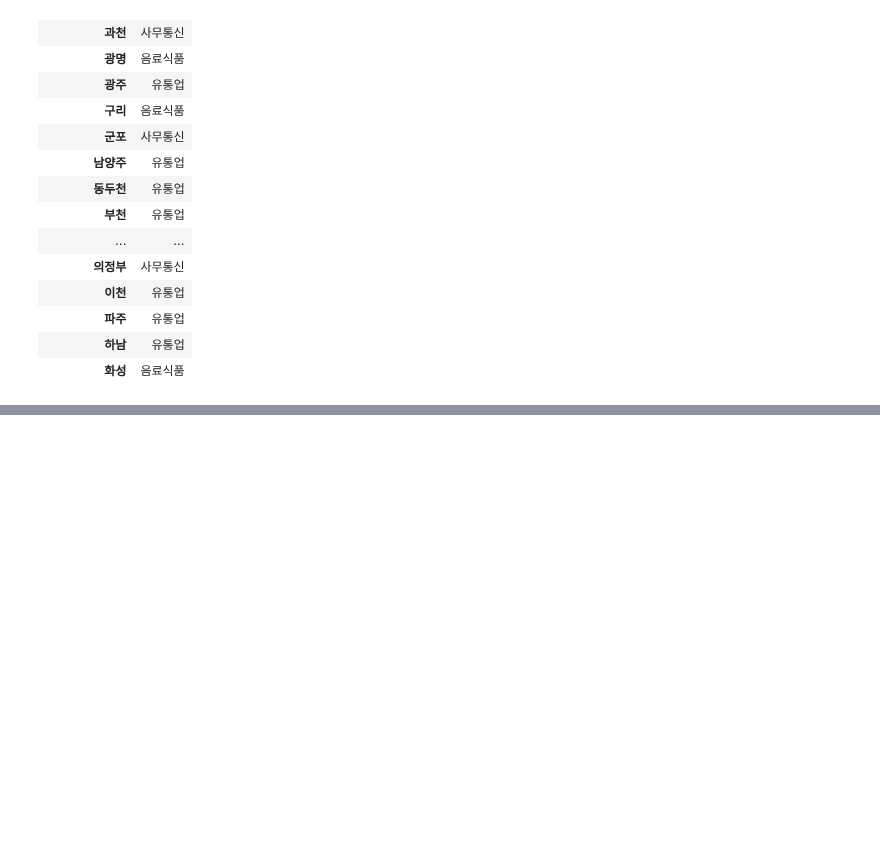
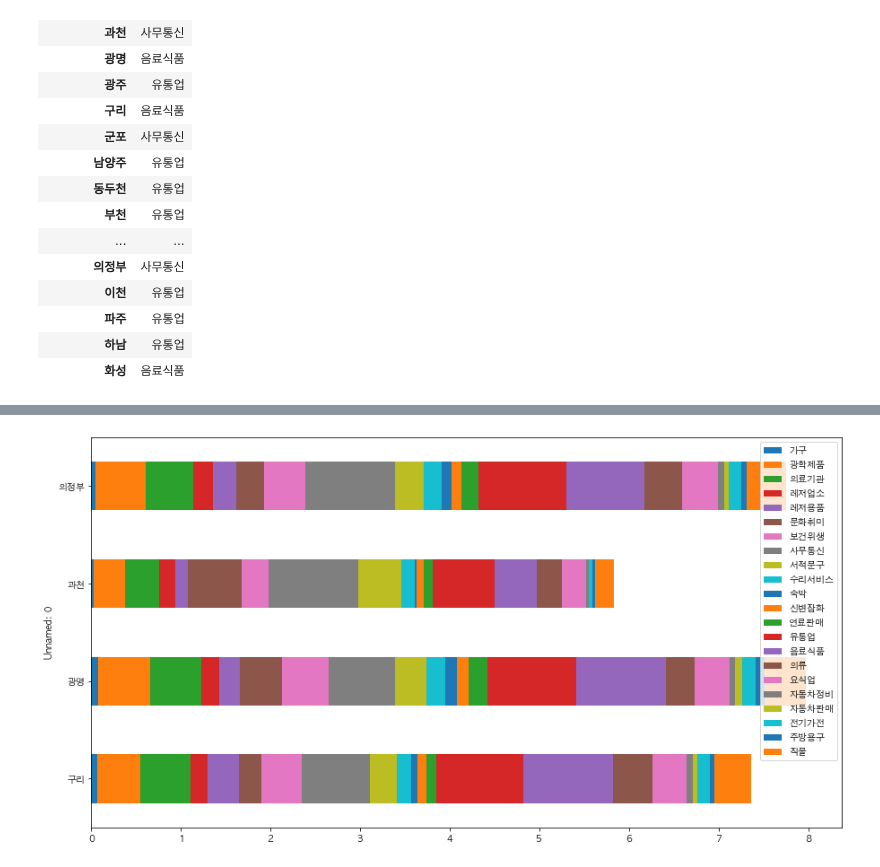
Before and after one commit to leechungpa/mcube, a Jupyter notebook: code/interindustry_analysis/5. 경기 지역별 업종별 부가가치유발계수 시각화.ipynb, the cells around one changed output, grey strips where cells are left out. Cells and saved outputs as stored; diff of their text form; code cells hidden in the pictures; blank space fills up the shorter version.

```diff
--- a/code/interindustry_analysis/5. 경기 지역별 업종별 부가가치유발계수 시각화.ipynb
+++ b/code/interindustry_analysis/5. 경기 지역별 업종별 부가가치유발계수 시각화.ipynb
@@ -130,0 +110,4 @@ SVG(vaic_max_img)
+# %%
+vaic_stn_t4.transpose().plot.barh(stacked=True, figsize=(15,8));
+# %% [output]
+[figure, added]
```
Also changed, not shown: parts of 18 cells of this notebook, 5 other files.
